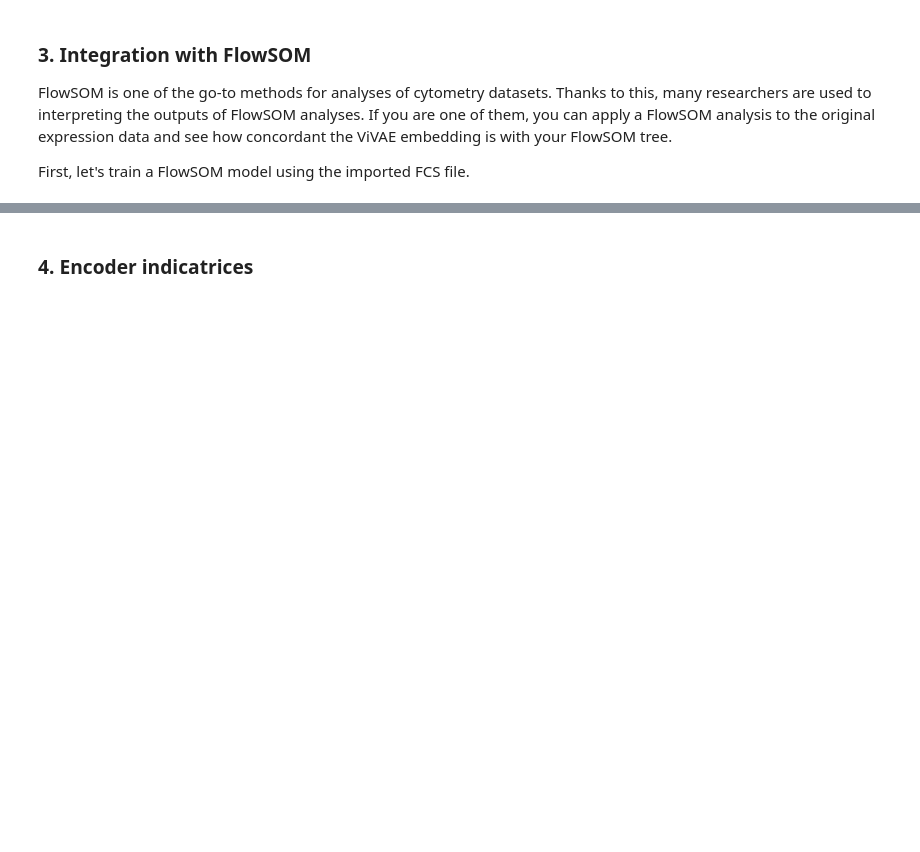
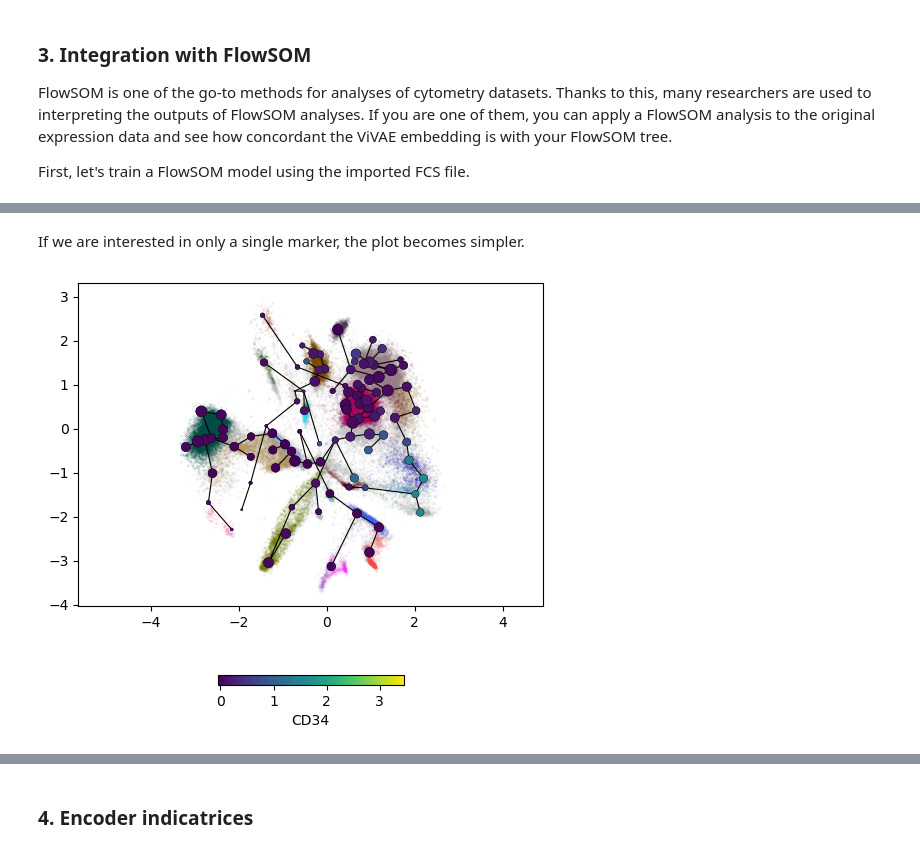
Before and after one commit to saeyslab/ViVAE, a Jupyter notebook: example_cytometry.ipynb, the cells around one changed output, grey strips where cells are left out. Cells and saved outputs as stored; diff of their text form; code cells hidden in the pictures; blank space fills up the shorter version.

```diff
--- a/example_cytometry.ipynb
+++ b/example_cytometry.ipynb
@@ -164,0 +169,6 @@ ViVAE.plot_embedding(embedding=emb, labels=labels, unassigned='unassigned', fsom
+# %% [markdown]
+If we are interested in only a single marker, the plot becomes simpler.
+# %%
+ViVAE.plot_embedding(embedding=emb, labels=labels, unassigned='unassigned', fsom=fsom, dr_model=model, fsom_view='markers', fsom_markers=['CD34'])
+# %% [output]
+[figure, added]
```
Also changed, not shown: parts of 15 cells of this notebook, 1 other file.
